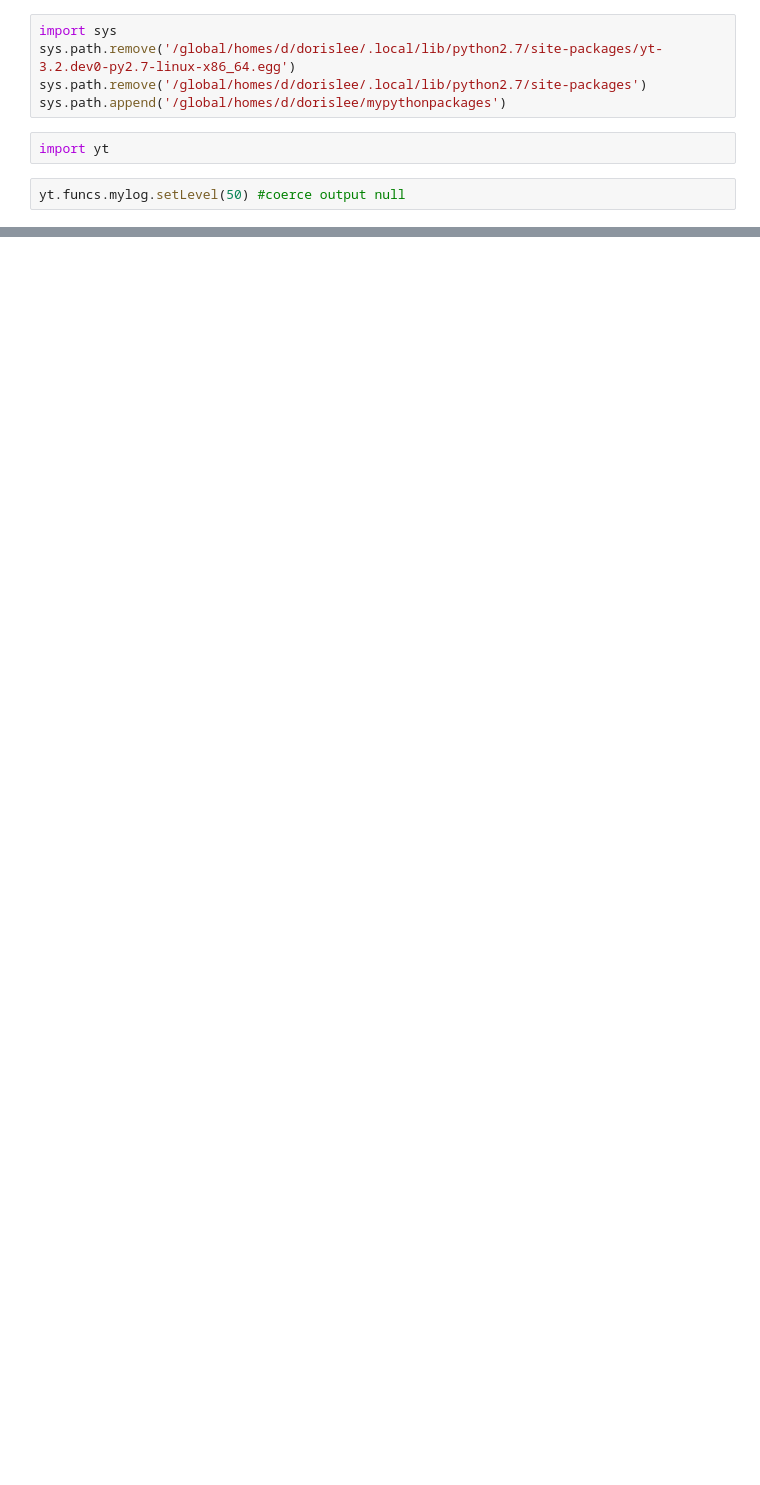
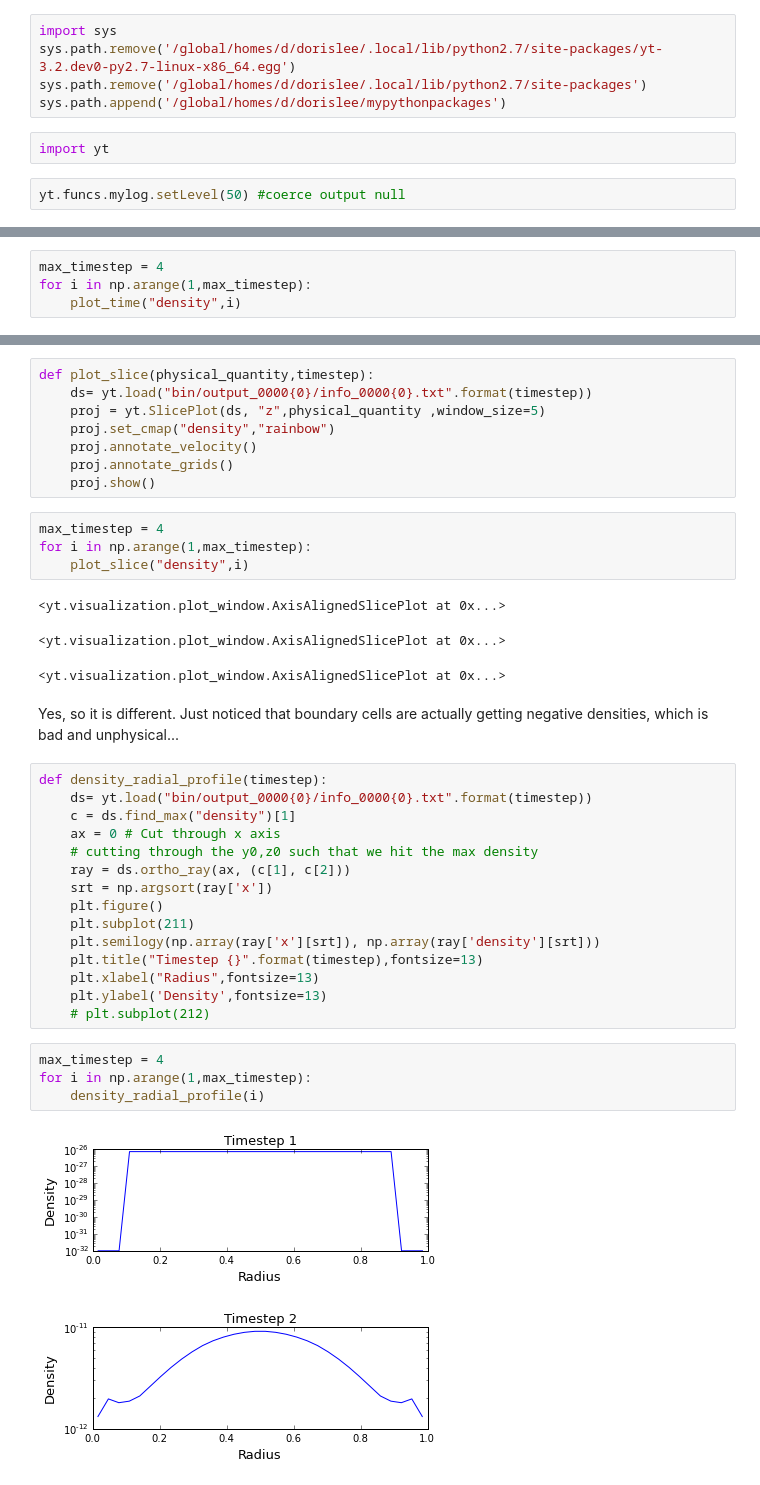
Before and after one commit to dorisjlee/StarFormationCode, a Jupyter notebook: isothermalsphere/07_18_2015_Larson_sphere.ipynb, the cells around one changed output, grey strips where cells are left out. Saved outputs shown, nothing was run; the diff lists cells and outputs as text; blank space fills up the shorter version.

Commit message:
some plots

```diff
--- a/isothermalsphere/07_18_2015_Larson_sphere.ipynb
+++ b/isothermalsphere/07_18_2015_Larson_sphere.ipynb
@@ -33,0 +26,4 @@ YTOutputNotIdentified: Supplied ('bin/output_00001/info_00001.txt',) {}, but cou
+# %%
+max_timestep = 4
+for i in np.arange(1,max_timestep):
+    plot_time("density",i)
@@ -33,0 +48,40 @@ YTOutputNotIdentified: Supplied ('bin/output_00001/info_00001.txt',) {}, but cou
+# %%
+def plot_slice(physical_quantity,timestep):
+    ds= yt.load("bin/output_0000{0}/info_0000{0}.txt".format(timestep))
+    proj = yt.SlicePlot(ds, "z",physical_quantity ,window_size=5)
+    proj.set_cmap("density","rainbow")
+    proj.annotate_velocity()
+    proj.annotate_grids()
+    proj.show()
+# %%
+max_timestep = 4
+for i in np.arange(1,max_timestep):
+    plot_slice("density",i)
+# %% [output]
+<yt.visualization.plot_window.AxisAlignedSlicePlot at 0x...>
+<yt.visualization.plot_window.AxisAlignedSlicePlot at 0x...>
+<yt.visualization.plot_window.AxisAlignedSlicePlot at 0x...>
+# %% [markdown]
+Yes, so it is different. Just noticed that boundary cells are actually getting negative densities, which is bad and unphysical...
+# %%
+def density_radial_profile(timestep):
+    ds= yt.load("bin/output_0000{0}/info_0000{0}.txt".format(timestep))
+    c = ds.find_max("density")[1]
+    ax = 0 # Cut through x axis
+    # cutting through the y0,z0 such that we hit the max density
+    ray = ds.ortho_ray(ax, (c[1], c[2]))
+    srt = np.argsort(ray['x'])
+    plt.figure()
+    plt.subplot(211)
+    plt.semilogy(np.array(ray['x'][srt]), np.array(ray['density'][srt]))
+    plt.title("Timestep {}".format(timestep),fontsize=13)
+    plt.xlabel("Radius",fontsize=13)
+    plt.ylabel('Density',fontsize=13)
+    # plt.subplot(212)
+# %%
+max_timestep = 4
+for i in np.arange(1,max_timestep):
+    density_radial_profile(i)
+# %% [output]
+[figure, added]
+[figure, added]
```
Also changed, not shown: parts of 11 cells of this notebook, 10 other files.
